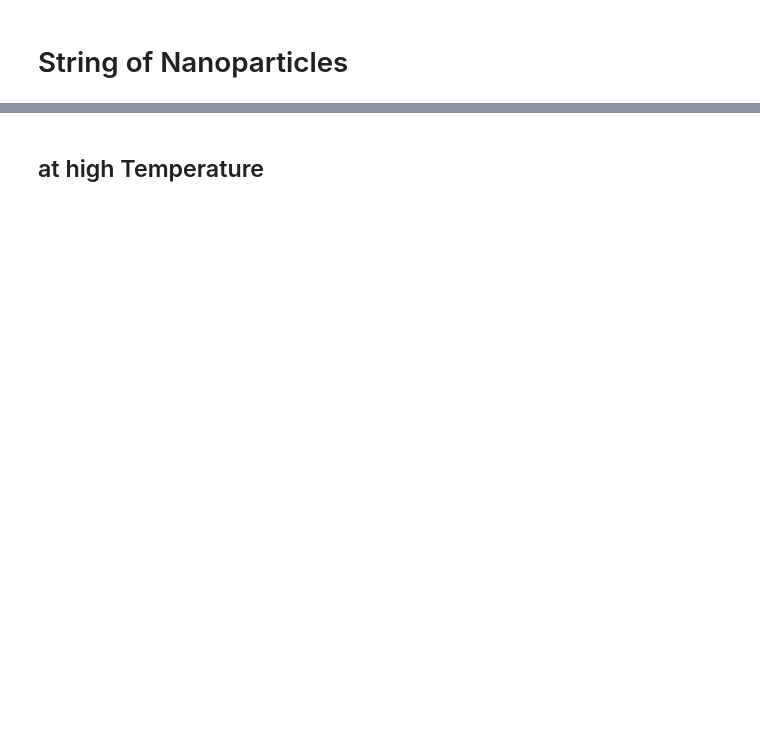
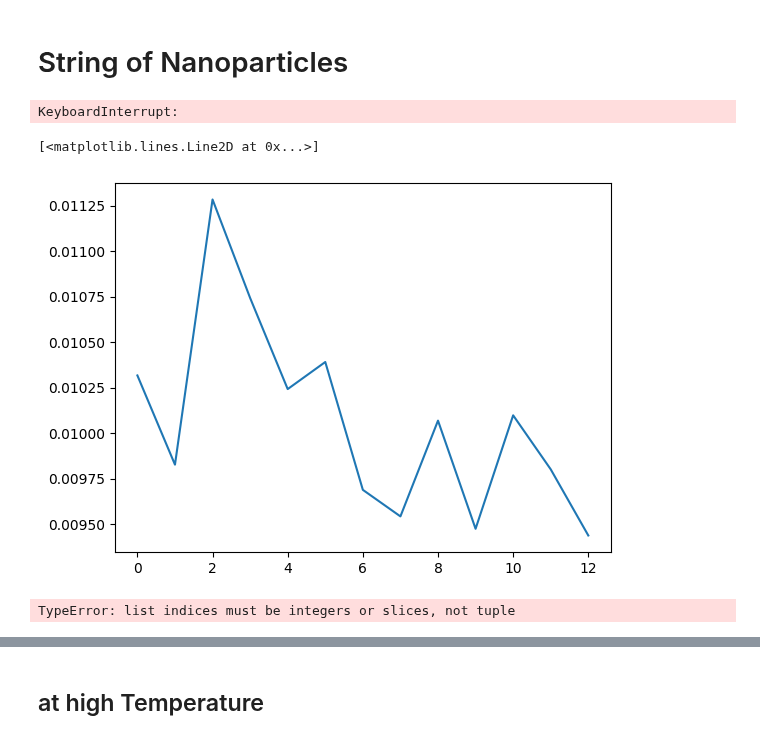
Before and after one commit to JonasMnsing/NanoNets, a Jupyter notebook: scripts/1_funding_period/floating_electrode/floating_electrode.ipynb, the cells around one changed output, grey strips where cells are left out. Cells and saved outputs as stored; diff of their text form; code cells hidden in the pictures; blank space fills up the shorter version.

```diff
--- a/scripts/1_funding_period/floating_electrode/floating_electrode.ipynb
+++ b/scripts/1_funding_period/floating_electrode/floating_electrode.ipynb
@@ -36,12 +36,23 @@ voltages        = np.zeros((N_voltages,3))
 voltages[:,0]   = np.linspace(-0.2,0.2,N_voltages)
 data            = {}
 
-for N in np.arange(2,20,2):
+for N in [4]:#np.arange(2,20,2):
 
     topology    = return_string_topology(N)
     sim_class   = nanonets.simulation(network_topology='cubic', topology_parameter=topology)
     sim_class.run_const_voltages(voltages=voltages, target_electrode=1, output_potential=True, save_th=0.1)
     data[N]     = sim_class.return_output_values()
+# %% [output]
+KeyboardInterrupt:
+# %%
+plt.plot(np.array(sim_class.output_values)[:,2])
+# %% [output]
+[<matplotlib.lines.Line2D at 0x...>]
+[figure, added]
+# %%
+plt.plot(sim_class.output_values[:,2])
+# %% [output]
+TypeError: list indices must be integers or slices, not tuple
 # %%
 fig         = plt.figure(layout='constrained')
 ax          = fig.add_subplot()
```
Also changed, not shown: parts of 10 cells of this notebook, 5 other files.
